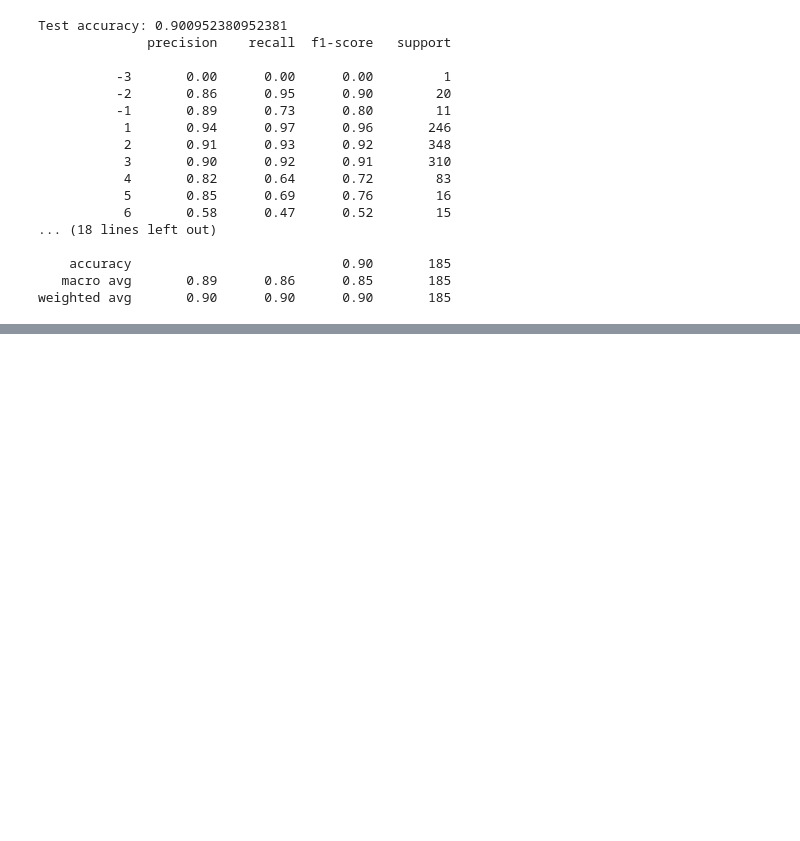
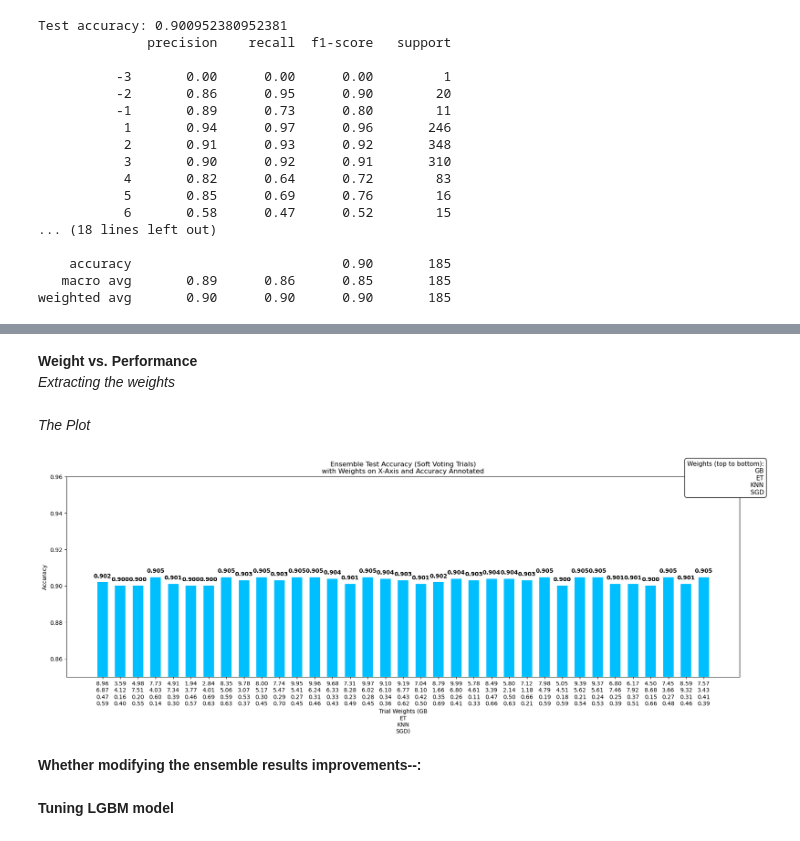
Before and after one commit to submerged-in-matrix/materials-ml-projects-, a Jupyter notebook: Projects/P_5_Oxidation_State_Assignment/P_5_Oxidation_State_Assignment.ipynb, the cells around one changed output, grey strips where cells are left out. Cells and saved outputs as stored; diff of their text form; code cells hidden in the pictures; blank space fills up the shorter version.

Commit message:
the ensemble finalized!!

```diff
--- a/Projects/P_5_Oxidation_State_Assignment/P_5_Oxidation_State_Assignment.ipynb
+++ b/Projects/P_5_Oxidation_State_Assignment/P_5_Oxidation_State_Assignment.ipynb
@@ -2228,0 +2336,3 @@ weighted avg       0.90      0.90      0.90       185
+# %% [markdown]
+**Weight vs. Performance**
+*Extracting the weights*
@@ -2228,0 +2372,46 @@ weighted avg       0.90      0.90      0.90       185
+# %% [markdown]
+*The Plot*
+# %%
+import matplotlib.pyplot as plt
+import numpy as np
+
+soft_df = trial_df[trial_df['VotingType'] == 'soft'].reset_index(drop=True)
+x = np.arange(len(soft_df))
+
+# Compose vertical labels for each trial
+weight_labels = [
+    "\n".join([f"{row['GB']:.2f}", f"{row['ET']:.2f}", f"{row['KNN']:.2f}", f"{row['SGD']:.2f}"])
+    for _, row in soft_df.iterrows()
+]
+
+# Dynamically set width (but max out at 18), and make it taller
+fig_width = min(18, 0.55 * len(soft_df) + 4)
+plt.figure(figsize=(fig_width, 7))  # Taller plot
+
+bars = plt.bar(x, soft_df['Accuracy'], color='deepskyblue', width=0.6)
+
+# Annotate top of each bar with accuracy value
+for idx, bar in enumerate(bars):
+    plt.text(bar.get_x() + bar.get_width()/2, bar.get_height() + 0.002,
+             f"{bar.get_height():.3f}", ha='center', va='bottom', fontsize=10, color='black', fontweight='bold')
+
+plt.xticks(x, weight_labels, fontsize=10, ha='center', rotation=0)
+plt.xlabel("Trial Weights (GB\nET\nKNN\nSGD)")
+plt.ylabel("Accuracy")
+plt.title("Ensemble Test Accuracy (Soft Voting Trials)\nwith Weights on X-Axis and Accuracy Annotated")
+plt.ylim(
+    min(soft_df['Accuracy'].min(), 0.85),
+    max(soft_df['Accuracy'].max(), 0.96)
+)
+
+# Add a custom legend for weight order (top right, outside plot)
+legend_text = "Weights (top to bottom):\nGB\nET\nKNN\nSGD"
+plt.gcf().text(0.995, 0.98, legend_text, ha='right', va='top', fontsize=11,
+               bbox=dict(facecolor='white', edgecolor='black', boxstyle='round,pad=0.4'))
+
+plt.tight_layout(rect=[0, 0, 0.97, 1])
+plt.show()
+# %% [output]
+[figure, added]
+# %% [markdown]
+**Whether modifying the ensemble results improvements--:**
@@ -2228,0 +2456,2 @@ weighted avg       0.90      0.90      0.90       185
+# %% [markdown]
+**Tuning LGBM model**
```
Also changed, not shown: parts of 19 cells of this notebook, 1 other file.
